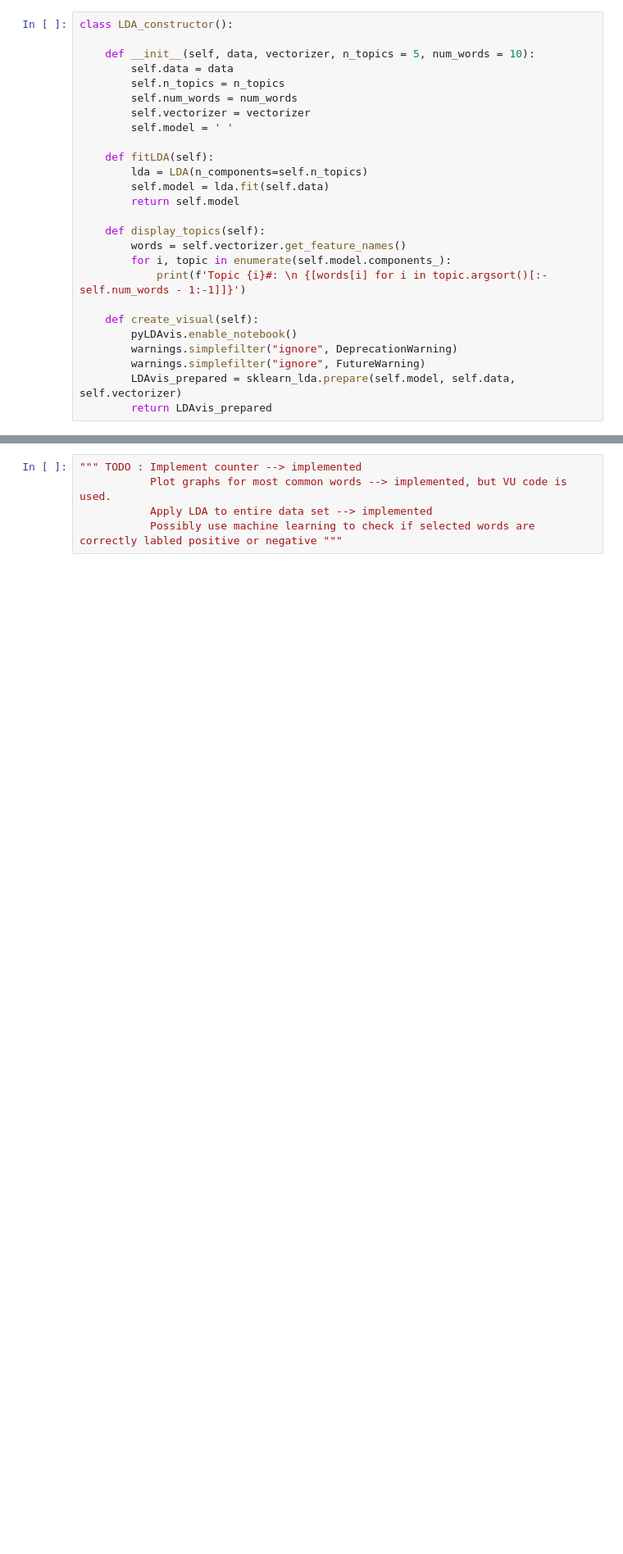
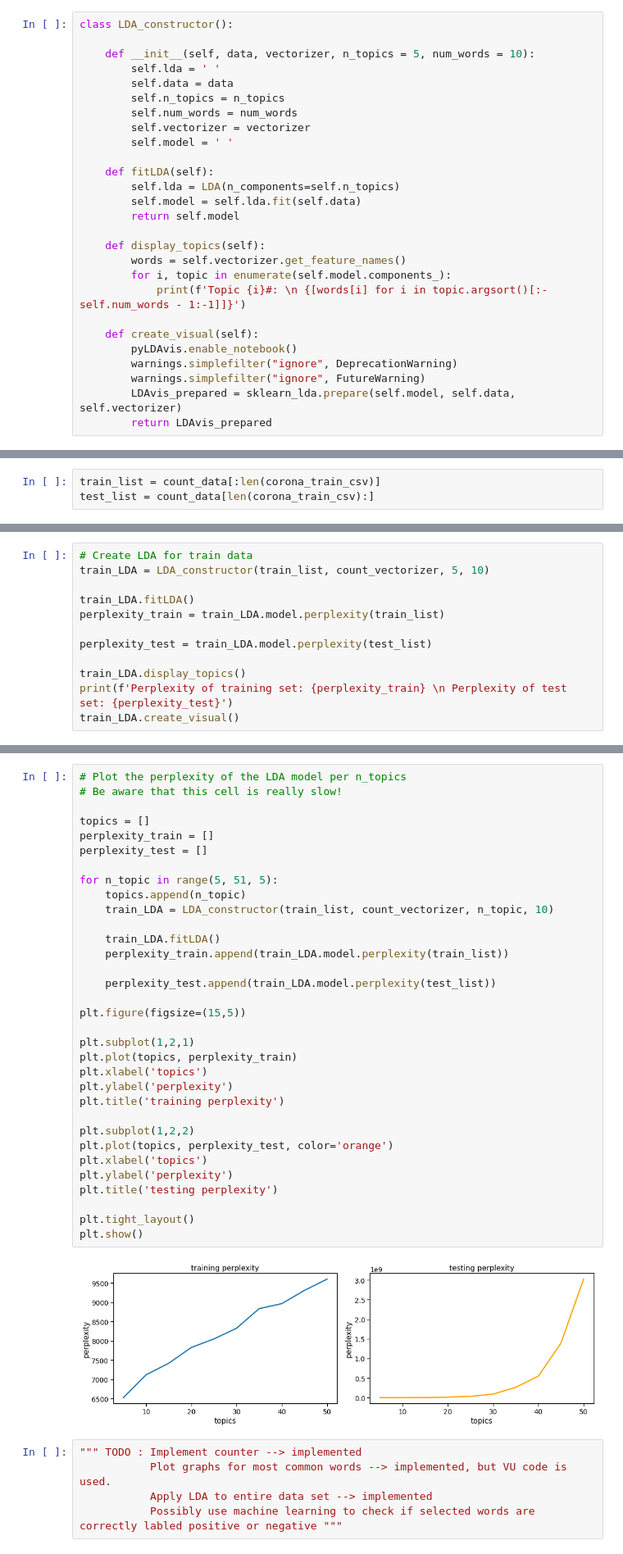
Before and after one commit to MichM072/Text_mining_project, a Jupyter notebook: notebook_project.ipynb, the cells around one changed output, grey strips where cells are left out. Shown at 82% size. Cells and saved outputs as stored; diff of their text form; blank space fills up the shorter version.

```diff
--- a/notebook_project.ipynb
+++ b/notebook_project.ipynb
@@ -316,6 +316,7 @@ plot_n_most_common_words(count_data_positive, count_vectorizer_positive, 20, 'po
 class LDA_constructor():
 
     def __init__(self, data, vectorizer, n_topics = 5, num_words = 10):
+        self.lda = ' '
         self.data = data
         self.n_topics = n_topics
         self.num_words = num_words
@@ -323,8 +324,8 @@ class LDA_constructor():
         self.model = ' '
 
     def fitLDA(self):
-        lda = LDA(n_components=self.n_topics)
-        self.model = lda.fit(self.data)
+        self.lda = LDA(n_components=self.n_topics)
+        self.model = self.lda.fit(self.data)
         return self.model
 
     def display_topics(self):
@@ -406,0 +376,3 @@ topic
+# %%
+train_list = count_data[:len(corona_train_csv)]
+test_list = count_data[len(corona_train_csv):]
@@ -406,0 +381,12 @@ topic
+# %%
+# Create LDA for train data
+train_LDA = LDA_constructor(train_list, count_vectorizer, 5, 10)
+
+train_LDA.fitLDA()
+perplexity_train = train_LDA.model.perplexity(train_list)
+
+perplexity_test = train_LDA.model.perplexity(test_list)
+
+train_LDA.display_topics()
+print(f'Perplexity of training set: {perplexity_train} \n Perplexity of test set: {perplexity_test}')
+train_LDA.create_visual()
@@ -407,3 +423,38 @@ topic
+# %%
+# Plot the perplexity of the LDA model per n_topics
+# Be aware that this cell is really slow!
+
+topics = []
+perplexity_train = []
+perplexity_test = []
+
+for n_topic in range(5, 51, 5):
+    topics.append(n_topic)
+    train_LDA = LDA_constructor(train_list, count_vectorizer, n_topic, 10)
+
+    train_LDA.fitLDA()
+    perplexity_train.append(train_LDA.model.perplexity(train_list))
+
+    perplexity_test.append(train_LDA.model.perplexity(test_list))
+
+plt.figure(figsize=(15,5))
+
+plt.subplot(1,2,1)
+plt.plot(topics, perplexity_train)
+plt.xlabel('topics')
+plt.ylabel('perplexity')
+plt.title('training perplexity')
+
+plt.subplot(1,2,2)
+plt.plot(topics, perplexity_test, color='orange')
+plt.xlabel('topics')
+plt.ylabel('perplexity')
+plt.title('testing perplexity')
+
+plt.tight_layout()
+plt.show()
+# %% [output]
+[figure, added]
 # %%
 """ TODO : Implement counter --> implemented
            Plot graphs for most common words --> implemented, but VU code is used.
```
Also changed, not shown: parts of 4 cells of this notebook.
